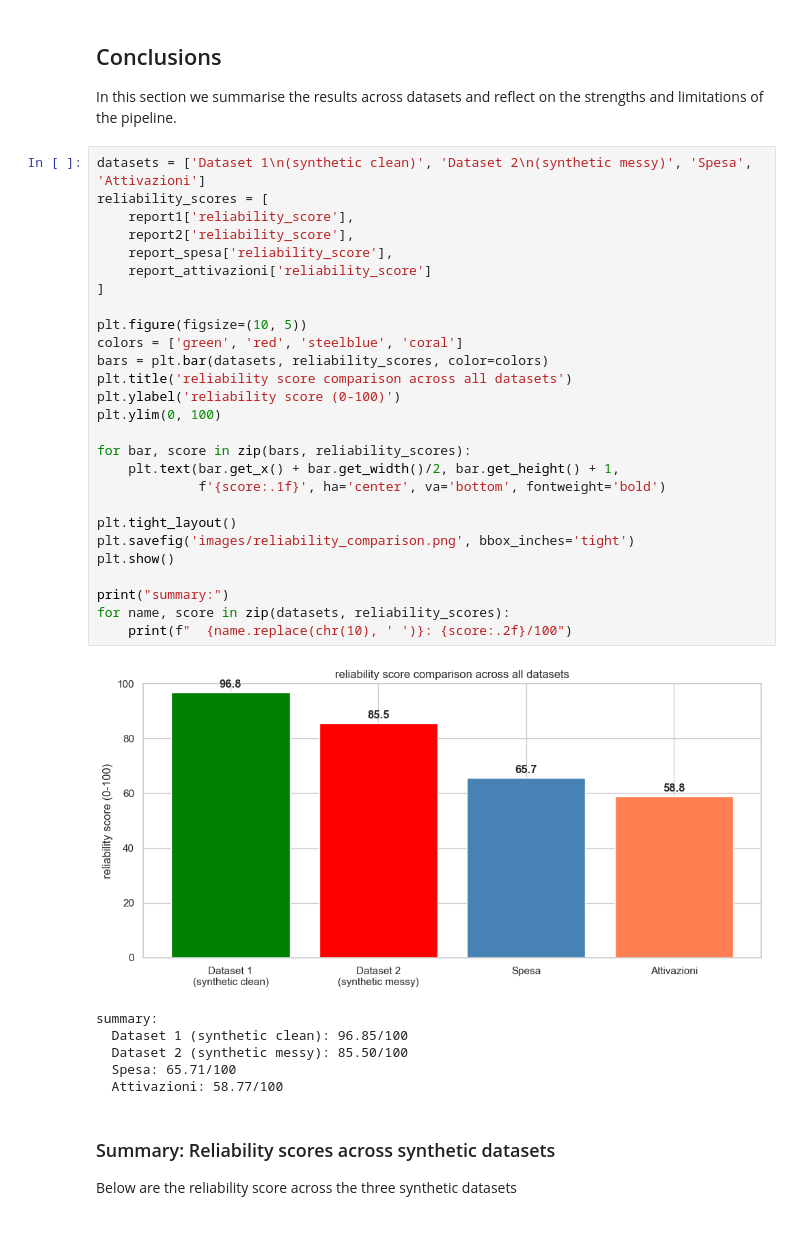
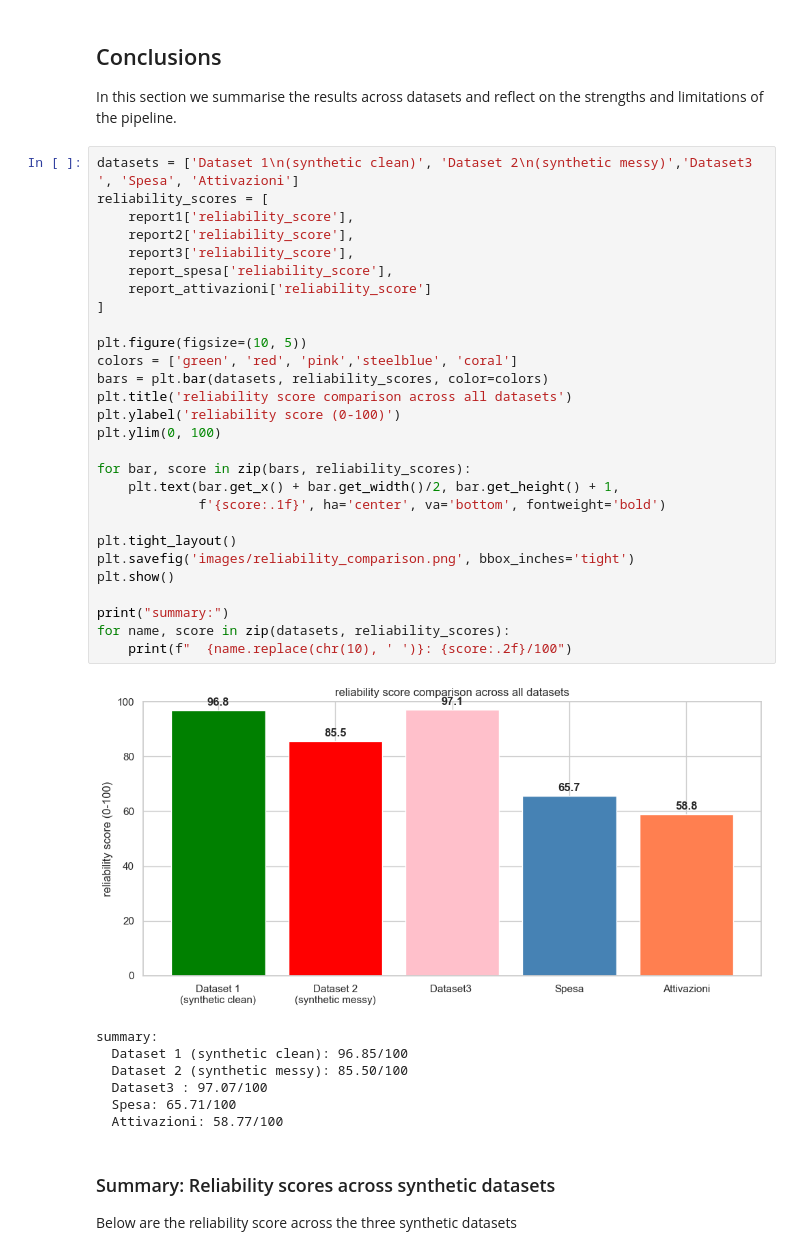
Before and after one commit to kamilavki/ENK.810081, a Jupyter notebook: main.ipynb, the cells around one changed output. Saved outputs shown, nothing was run; the diff lists cells and outputs as text.

Commit message:
added reliabilty score for dataset 3

```diff
--- a/main.ipynb
+++ b/main.ipynb
@@ -1300,37 +1300,39 @@ plt.show()
 
 In this section we summarise the results across datasets and reflect on the strengths and limitations of the pipeline.
 # %%
-datasets = ['Dataset 1\n(synthetic clean)', 'Dataset 2\n(synthetic messy)', 'Spesa', 'Attivazioni']
+datasets = ['Dataset 1\n(synthetic clean)', 'Dataset 2\n(synthetic messy)','Dataset3 ', 'Spesa', 'Attivazioni']
 reliability_scores = [
     report1['reliability_score'],
     report2['reliability_score'],
+    report3['reliability_score'],
     report_spesa['reliability_score'],
     report_attivazioni['reliability_score']
 ]
 
 plt.figure(figsize=(10, 5))
-colors = ['green', 'red', 'steelblue', 'coral']
+colors = ['green', 'red', 'pink','steelblue', 'coral']
 bars = plt.bar(datasets, reliability_scores, color=colors)
 plt.title('reliability score comparison across all datasets')
 plt.ylabel('reliability score (0-100)')
 plt.ylim(0, 100)
 
 for bar, score in zip(bars, reliability_scores):
     plt.text(bar.get_x() + bar.get_width()/2, bar.get_height() + 1,
              f'{score:.1f}', ha='center', va='bottom', fontweight='bold')
 
 plt.tight_layout()
 plt.savefig('images/reliability_comparison.png', bbox_inches='tight')
 plt.show()
 
 print("summary:")
 for name, score in zip(datasets, reliability_scores):
     print(f"  {name.replace(chr(10), ' ')}: {score:.2f}/100")
 # %% [output]
-[figure, old version]
+[figure, new version]
 summary:
   Dataset 1 (synthetic clean): 96.85/100
   Dataset 2 (synthetic messy): 85.50/100
+  Dataset3 : 97.07/100
   Spesa: 65.71/100
   Attivazioni: 58.77/100
 # %% [markdown]
```
Also changed, not shown: parts of 1 cell of this notebook, 1 other file.
